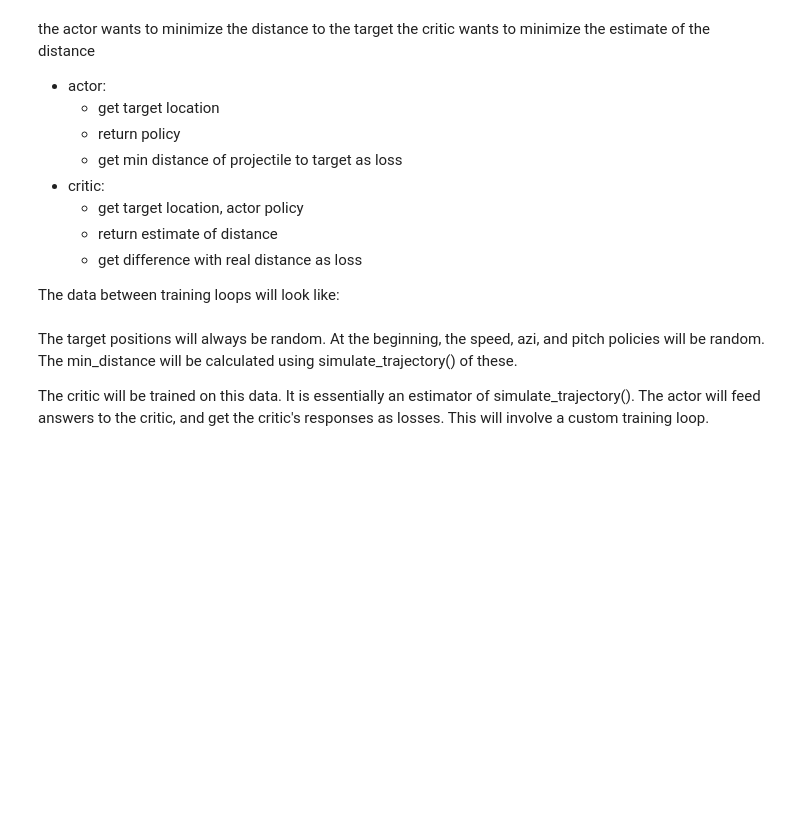
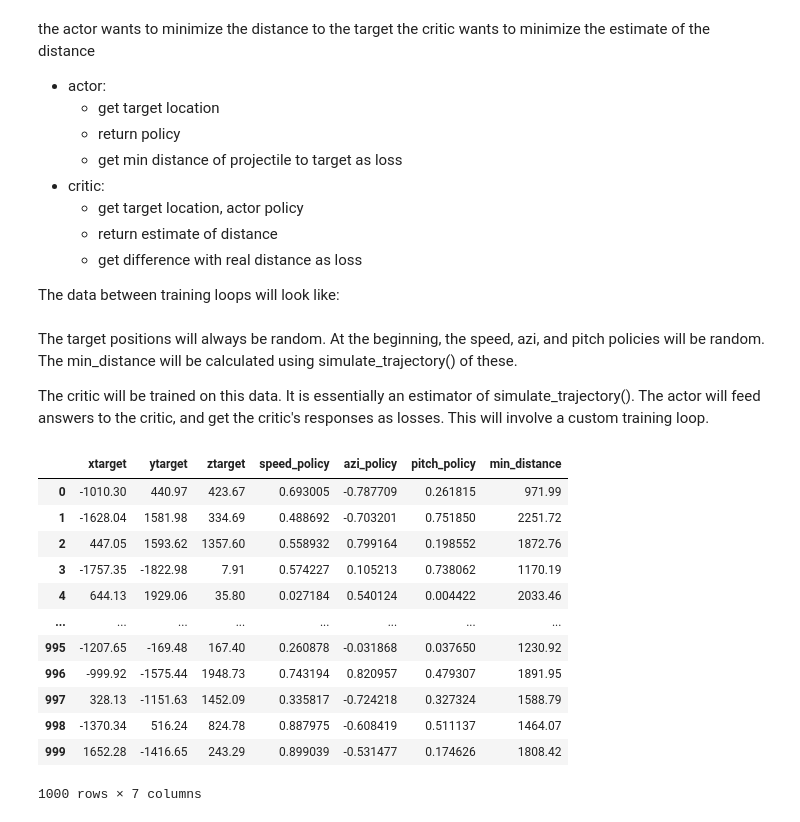
Before and after one commit to dtersegno/cannon, a Jupyter notebook: 2b_cannon.ipynb, the cells around one changed output. Drawn from its saved outputs; the diff is of its cells as text; code cells hidden in the pictures; blank space fills up the shorter version.

```diff
--- a/2b_cannon.ipynb
+++ b/2b_cannon.ipynb
@@ -146,0 +176,16 @@ The actor will feed answers to the critic, and get the critic's responses as los
+# %%
+df
+# %% [output]
+|  | xtarget | ytarget | ztarget | speed_policy | azi_policy | pitch_policy | min_distance |
+| 0 | -1010.30 | 440.97 | 423.67 | 0.693005 | -0.787709 | 0.261815 | 971.99 |
+| 1 | -1628.04 | 1581.98 | 334.69 | 0.488692 | -0.703201 | 0.751850 | 2251.72 |
+| 2 | 447.05 | 1593.62 | 1357.60 | 0.558932 | 0.799164 | 0.198552 | 1872.76 |
+| 3 | -1757.35 | -1822.98 | 7.91 | 0.574227 | 0.105213 | 0.738062 | 1170.19 |
+| 4 | 644.13 | 1929.06 | 35.80 | 0.027184 | 0.540124 | 0.004422 | 2033.46 |
+| ... | ... | ... | ... | ... | ... | ... | ... |
+| 995 | -1207.65 | -169.48 | 167.40 | 0.260878 | -0.031868 | 0.037650 | 1230.92 |
+| 996 | -999.92 | -1575.44 | 1948.73 | 0.743194 | 0.820957 | 0.479307 | 1891.95 |
+| 997 | 328.13 | -1151.63 | 1452.09 | 0.335817 | -0.724218 | 0.327324 | 1588.79 |
+| 998 | -1370.34 | 516.24 | 824.78 | 0.887975 | -0.608419 | 0.511137 | 1464.07 |
+| 999 | 1652.28 | -1416.65 | 243.29 | 0.899039 | -0.531477 | 0.174626 | 1808.42 |
+1000 rows × 7 columns
```
Also changed, not shown: parts of 13 cells of this notebook.
